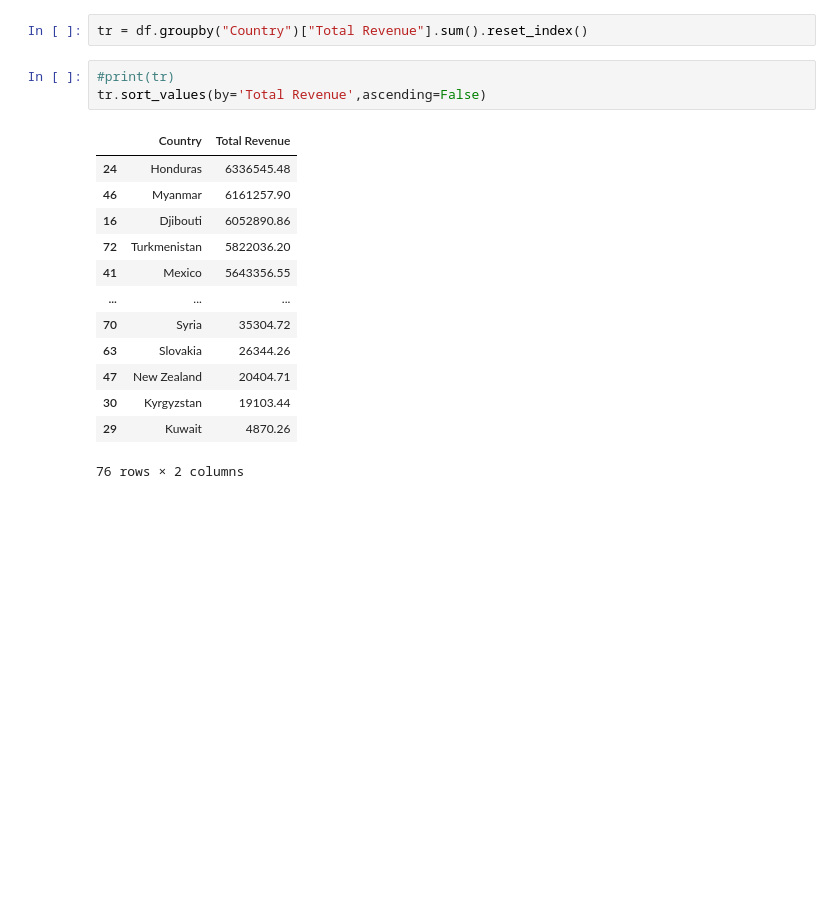
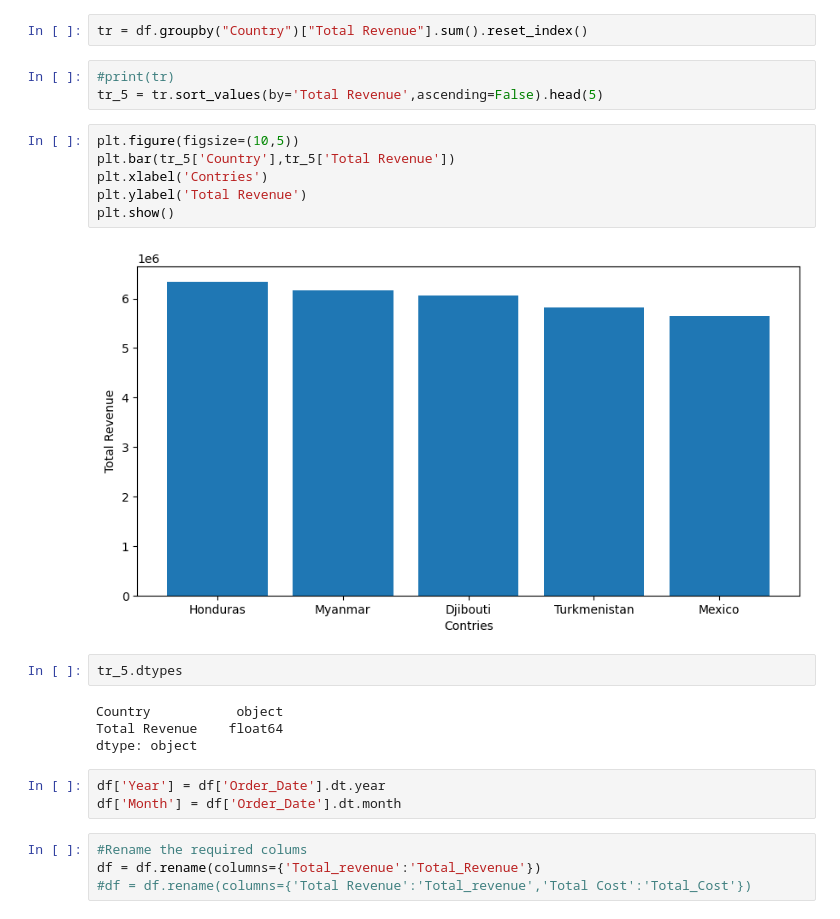
Before and after one commit to vikrantpagare/Amazon-sales-Data-Analysis, a Jupyter notebook: amazon.ipynb, the cells around one changed output. Saved outputs shown, nothing was run; the diff lists cells and outputs as text; blank space fills up the shorter version.

```diff
--- a/amazon.ipynb
+++ b/amazon.ipynb
@@ -48,18 +51,25 @@ df['Total Revenue'].sum()
 tr = df.groupby("Country")["Total Revenue"].sum().reset_index()
 # %%
 #print(tr)
-tr.sort_values(by='Total Revenue',ascending=False)
+tr_5 = tr.sort_values(by='Total Revenue',ascending=False).head(5)
-# %% [output]
-|  | Country | Total Revenue |
-| 24 | Honduras | 6336545.48 |
-| 46 | Myanmar | 6161257.90 |
-| 16 | Djibouti | 6052890.86 |
-| 72 | Turkmenistan | 5822036.20 |
-| 41 | Mexico | 5643356.55 |
-| ... | ... | ... |
-| 70 | Syria | 35304.72 |
-| 63 | Slovakia | 26344.26 |
-| 47 | New Zealand | 20404.71 |
-| 30 | Kyrgyzstan | 19103.44 |
-| 29 | Kuwait | 4870.26 |
-76 rows × 2 columns
+# %%
+plt.figure(figsize=(10,5))
+plt.bar(tr_5['Country'],tr_5['Total Revenue'])
+plt.xlabel('Contries')
+plt.ylabel('Total Revenue')
+plt.show()
+# %% [output]
+[figure, added]
+# %%
+tr_5.dtypes
+# %% [output]
+Country           object
+Total Revenue    float64
+dtype: object
+# %%
+df['Year'] = df['Order_Date'].dt.year
+df['Month'] = df['Order_Date'].dt.month
+# %%
+#Rename the required colums
+df = df.rename(columns={'Total_revenue':'Total_Revenue'})
+#df = df.rename(columns={'Total Revenue':'Total_revenue','Total Cost':'Total_Cost'})
```
Also changed, not shown: parts of 8 cells of this notebook.
